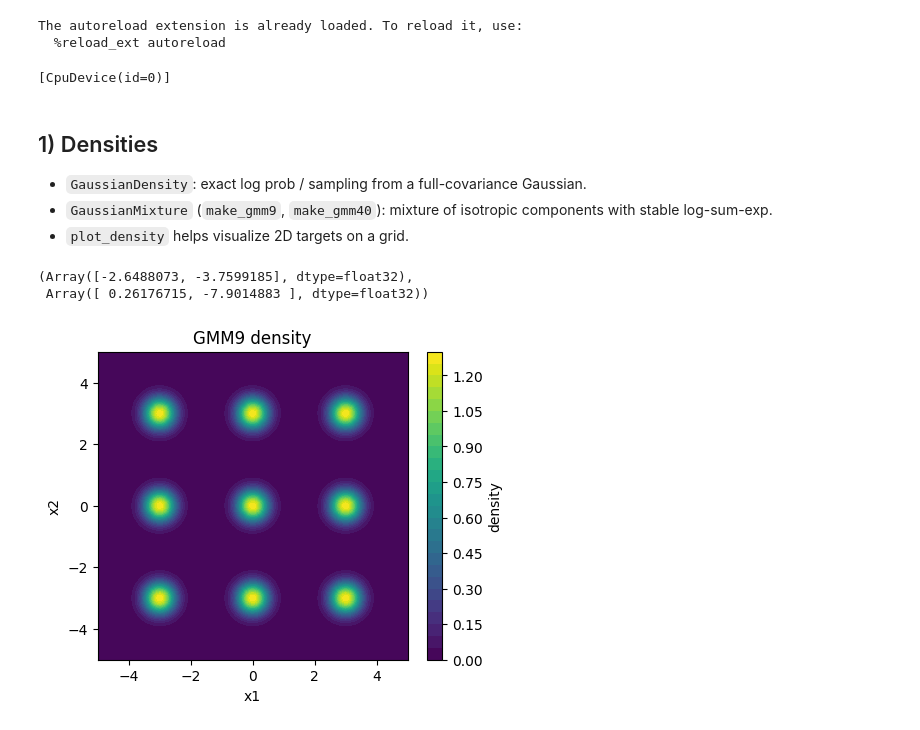
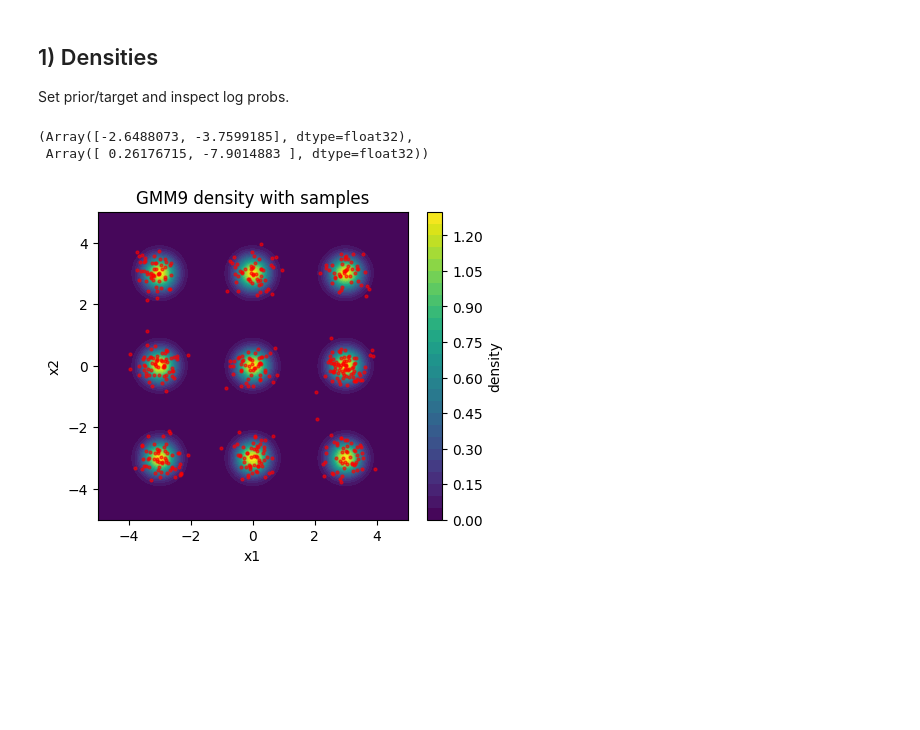
Before and after one commit to wchen99998/local_sampler, a Jupyter notebook: training_flow.ipynb, the cells around one changed output. Saved outputs shown, nothing was run; the diff lists cells and outputs as text; code cells hidden in the pictures; blank space fills up the shorter version.

```diff
--- a/training_flow.ipynb
+++ b/training_flow.ipynb
@@ -5,12 +12,10 @@ This notebook inspects the JAX/Flax NNX implementation: densities, flow network,
 # %%
-%load_ext autoreload
-%autoreload 2
-
 import jax
 import jax.numpy as jnp
 import numpy as np
+import dataclasses as dc
+import matplotlib.pyplot as plt
 
-import matplotlib.pyplot as plt
 
 from locally_tilted_sampler import (
     FlowDimensions,
@@ -21,18 +26,14 @@ from locally_tilted_sampler import (
     plot_density,
     print_parameter_counts,
     train_locally_tilted_sampler,
+    LiveLossPlot,
 )
-
-jax.devices()[:1]
+from locally_tilted_sampler.segment_flow_matching import compute_weighted_loss
+from locally_tilted_sampler.flow import FlowMLP
+import flax.nnx as nnx
-# %% [output]
-The autoreload extension is already loaded. To reload it, use:
-  %reload_ext autoreload
-[CpuDevice(id=0)]
-# %% [markdown]
-## 1) Densities
-- `GaussianDensity`: exact log prob / sampling from a full-covariance Gaussian.
-- `GaussianMixture` (`make_gmm9`, `make_gmm40`): mixture of isotropic components with stable log-sum-exp.
-- `plot_density` helps visualize 2D targets on a grid.
+# %% [markdown]
+## 1) Densities
+Set prior/target and inspect log probs.
 # %%
 prior = GaussianDensity.from_mean_cov([0.0, 0.0], [[1.5**2, 0.0], [0.0, 1.5**2]])
 target = make_gmm9(scale=3.0, std=0.35)
@@ -46,9 +43,9 @@ prior_lp, target_lp
 (Array([-2.6488073, -3.7599185], dtype=float32),
  Array([ 0.26176715, -7.9014883 ], dtype=float32))
 # %%
-# Visualize the target density
-fig, ax = plot_density(target.log_prob, bounds=(-5, 5), n_points=150)
-ax.set_title("GMM9 density")
+samples = target.sample(jax.random.PRNGKey(0), (512,))
+fig, ax = plot_density(target.log_prob, bounds=(-5, 5), n_points=150, samples=samples)
+ax.set_title('GMM9 density with samples')
 plt.show()
 # %% [output]
-[figure, old version]
+[figure, new version]
```
Also changed, not shown: parts of 18 cells of this notebook, 9 other files.
